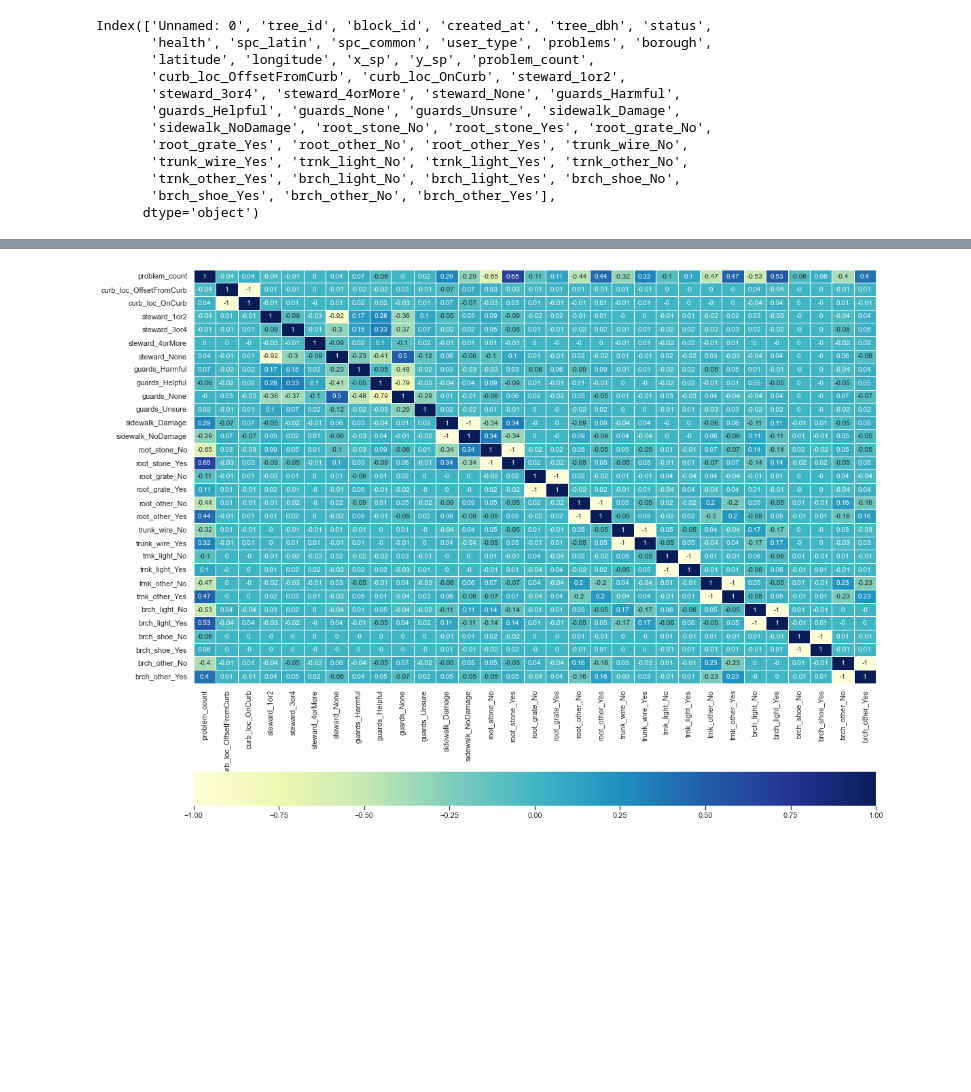
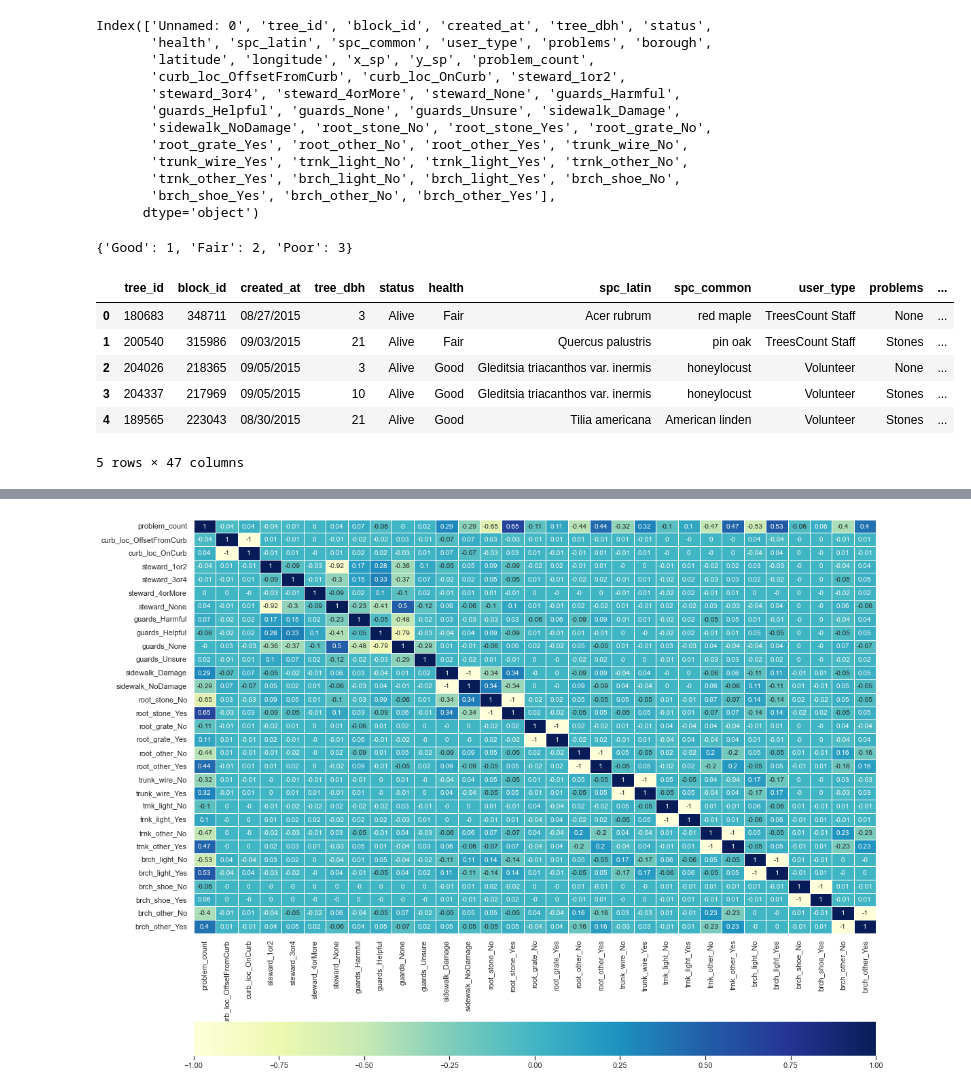
Before and after one commit to Data-PB/Capstone-Two, a Jupyter notebook: Capstone - NYC Tree Census - Statistical Analysis -V.2.ipynb, the cells around one changed output, grey strips where cells are left out. Cells and saved outputs as stored; diff of their text form; code cells hidden in the pictures; blank space fills up the shorter version.

```diff
--- a/Capstone - NYC Tree Census - Statistical Analysis -V.2.ipynb
+++ b/Capstone - NYC Tree Census - Statistical Analysis -V.2.ipynb
@@ -607,3 +607,21 @@ Index(['Unnamed: 0', 'tree_id', 'block_id', 'created_at', 'tree_dbh', 'status',
       dtype='object')
 # %%
 encoded_data = encoded_data.drop(['Unnamed: 0'], axis = 1)
+# %%
+#converting health column from categorical to numerical representation
+health_n = {'Good': 1, 'Fair': 2, 'Poor': 3}
+health_n
+# %% [output]
+{'Good': 1, 'Fair': 2, 'Poor': 3}
+# %%
+# Making a new column called 'health_status'
+encoded_data['health_n'] = encoded_data['health'].map(health_n)
+encoded_data.head()
+# %% [output]
+|  | tree_id | block_id | created_at | tree_dbh | status | health | spc_latin | spc_common | user_type | problems | ... |
+| 0 | 180683 | 348711 | 08/27/2015 | 3 | Alive | Fair | Acer rubrum | red maple | TreesCount Staff | None | ... |
+| 1 | 200540 | 315986 | 09/03/2015 | 21 | Alive | Fair | Quercus palustris | pin oak | TreesCount Staff | Stones | ... |
+| 2 | 204026 | 218365 | 09/05/2015 | 3 | Alive | Good | Gleditsia triacanthos var. inermis | honeylocust | Volunteer | None | ... |
+| 3 | 204337 | 217969 | 09/05/2015 | 10 | Alive | Good | Gleditsia triacanthos var. inermis | honeylocust | Volunteer | Stones | ... |
+| 4 | 189565 | 223043 | 08/30/2015 | 21 | Alive | Good | Tilia americana | American linden | Volunteer | Stones | ... |
+5 rows × 47 columns
```
Also changed, not shown: parts of 15 cells of this notebook.
